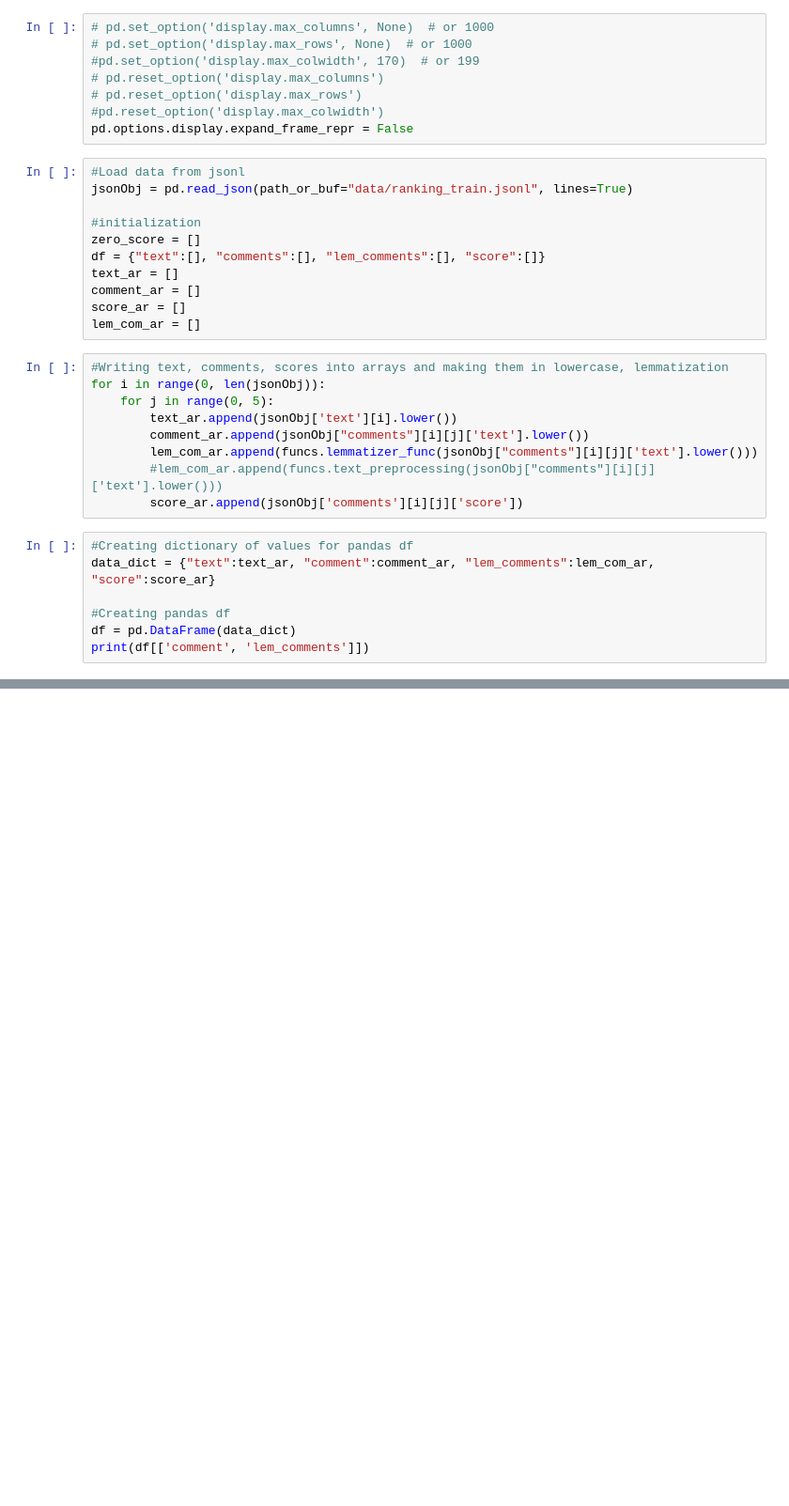
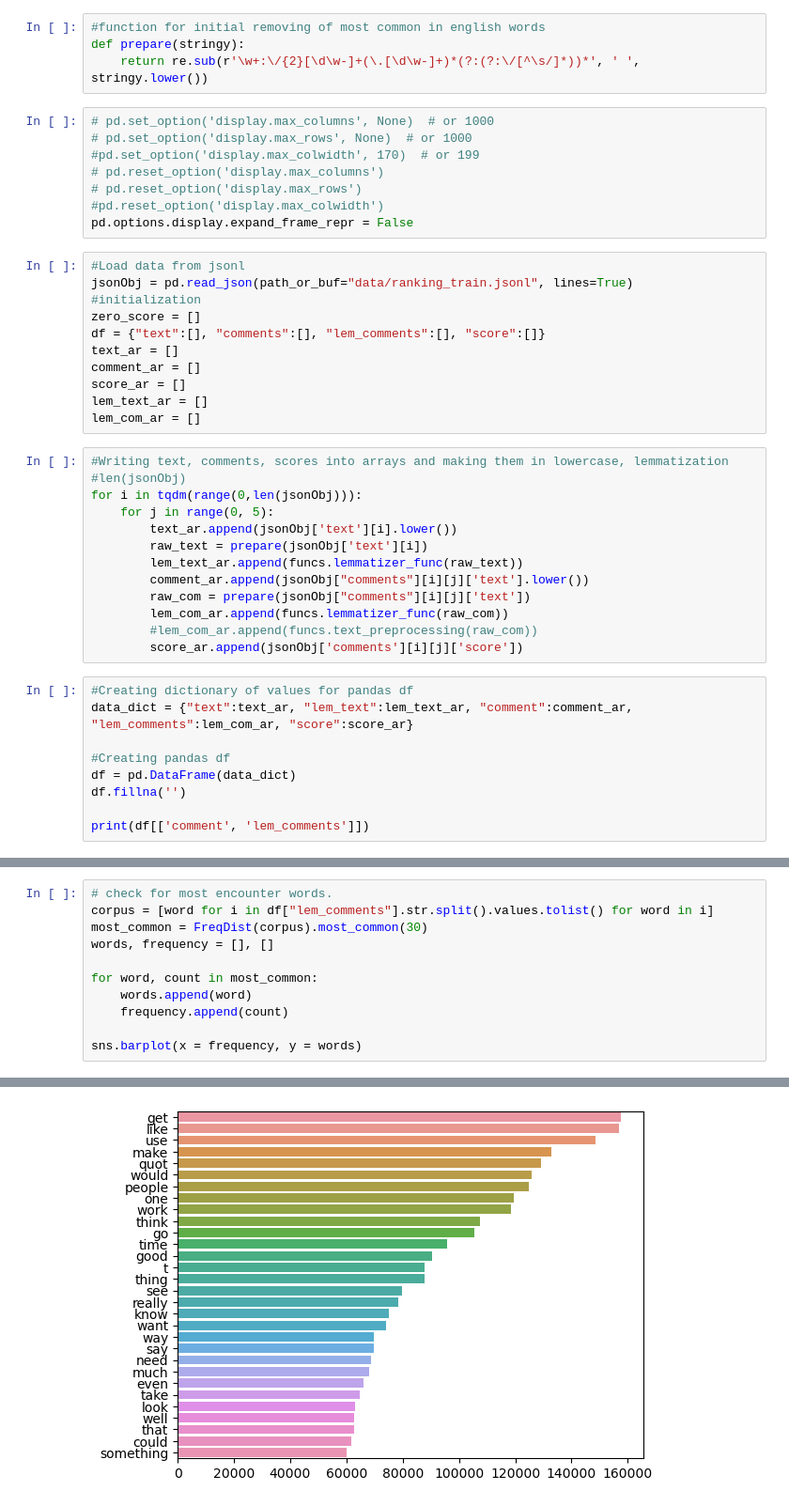
Before and after one commit to faizzer/CupIt, a Jupyter notebook: parser.ipynb, the cells around one changed output, grey strips where cells are left out. Shown: that part at 94% size. Saved outputs shown, nothing was run; the diff lists cells and outputs as text; blank space fills up the shorter version.

Commit message:
changes for removing rubish

```diff
--- a/parser.ipynb
+++ b/parser.ipynb
@@ -15,3 +8,7 @@ import funcs
+# %%
+#function for initial removing of most common in english words
+def prepare(stringy):
+    return re.sub(r'\w+:\/{2}[\d\w-]+(\.[\d\w-]+)*(?:(?:\/[^\s/]*))*', ' ', stringy.lower())
 # %%
 # pd.set_option('display.max_columns', None)  # or 1000
 # pd.set_option('display.max_rows', None)  # or 1000
@@ -23,27 +20,33 @@ pd.options.display.expand_frame_repr = False
 # %%
 #Load data from jsonl
 jsonObj = pd.read_json(path_or_buf="data/ranking_train.jsonl", lines=True)
-
 #initialization
 zero_score = []
 df = {"text":[], "comments":[], "lem_comments":[], "score":[]}
 text_ar = []
 comment_ar = []
 score_ar = []
+lem_text_ar = []
 lem_com_ar = []
 # %%
 #Writing text, comments, scores into arrays and making them in lowercase, lemmatization
-for i in range(0, len(jsonObj)):
+#len(jsonObj)
+for i in tqdm(range(0,len(jsonObj))):
     for j in range(0, 5):
         text_ar.append(jsonObj['text'][i].lower())
+        raw_text = prepare(jsonObj['text'][i])
+        lem_text_ar.append(funcs.lemmatizer_func(raw_text))
         comment_ar.append(jsonObj["comments"][i][j]['text'].lower())
-        lem_com_ar.append(funcs.lemmatizer_func(jsonObj["comments"][i][j]['text'].lower()))
-        #lem_com_ar.append(funcs.text_preprocessing(jsonObj["comments"][i][j]['text'].lower()))
+        raw_com = prepare(jsonObj["comments"][i][j]['text'])
+        lem_com_ar.append(funcs.lemmatizer_func(raw_com))
+        #lem_com_ar.append(funcs.text_preprocessing(raw_com))
         score_ar.append(jsonObj['comments'][i][j]['score'])
 # %%
 #Creating dictionary of values for pandas df
-data_dict = {"text":text_ar, "comment":comment_ar, "lem_comments":lem_com_ar, "score":score_ar}
+data_dict = {"text":text_ar, "lem_text":lem_text_ar, "comment":comment_ar, "lem_comments":lem_com_ar, "score":score_ar}
 
 #Creating pandas df
 df = pd.DataFrame(data_dict)
+df.fillna('')
+
 print(df[['comment', 'lem_comments']])
@@ -51,0 +68,12 @@ funcs.lemmatizer_func('http:/')
+# %%
+# сheck for most encounter words.
+corpus = [word for i in df["lem_comments"].str.split().values.tolist() for word in i]
+most_common = FreqDist(corpus).most_common(30)
+words, frequency = [], []
+
+for word, count in most_common:
+    words.append(word)
+    frequency.append(count)
+
+sns.barplot(x = frequency, y = words)
+# %% [output]
@@ -51,0 +81 @@ funcs.lemmatizer_func('http:/')
+[figure, added]
```
Also changed, not shown: parts of 6 cells of this notebook, 2 other files.
